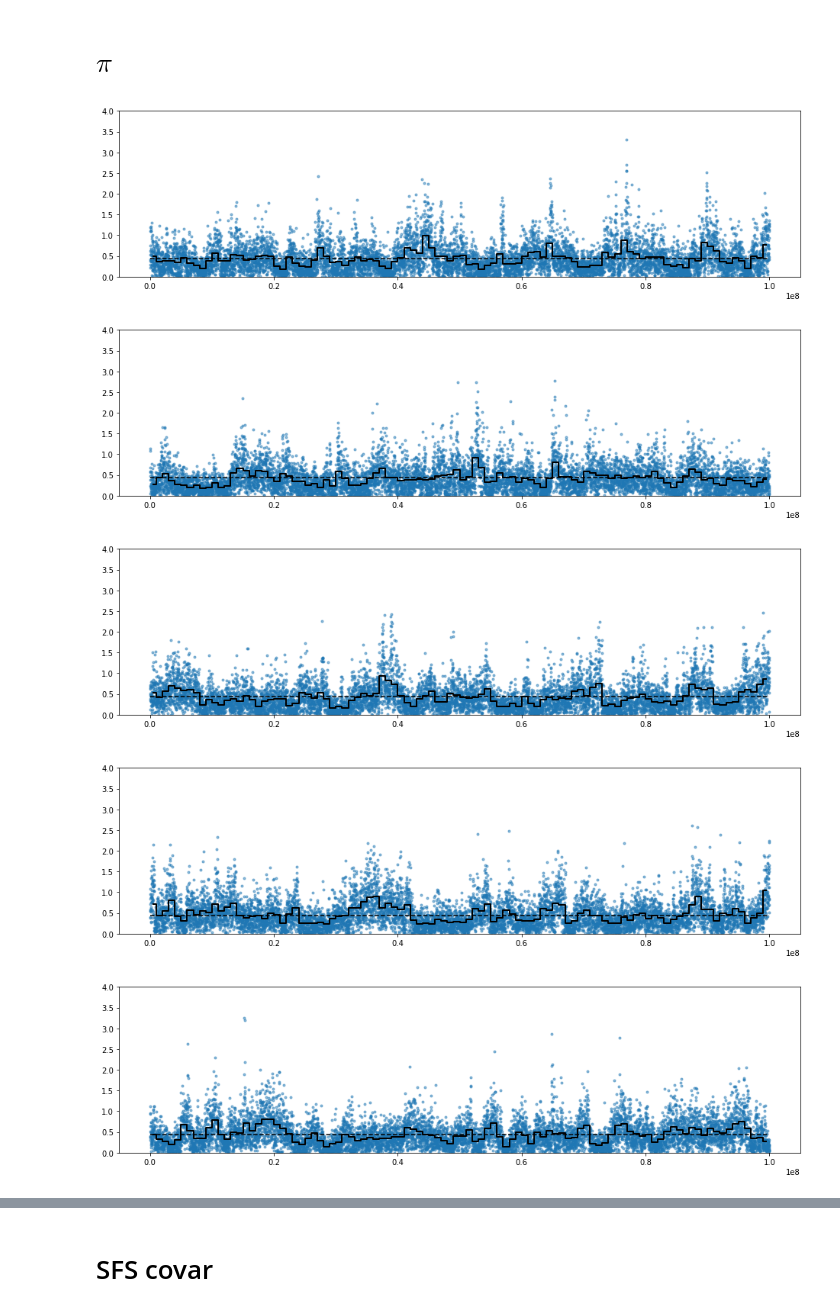
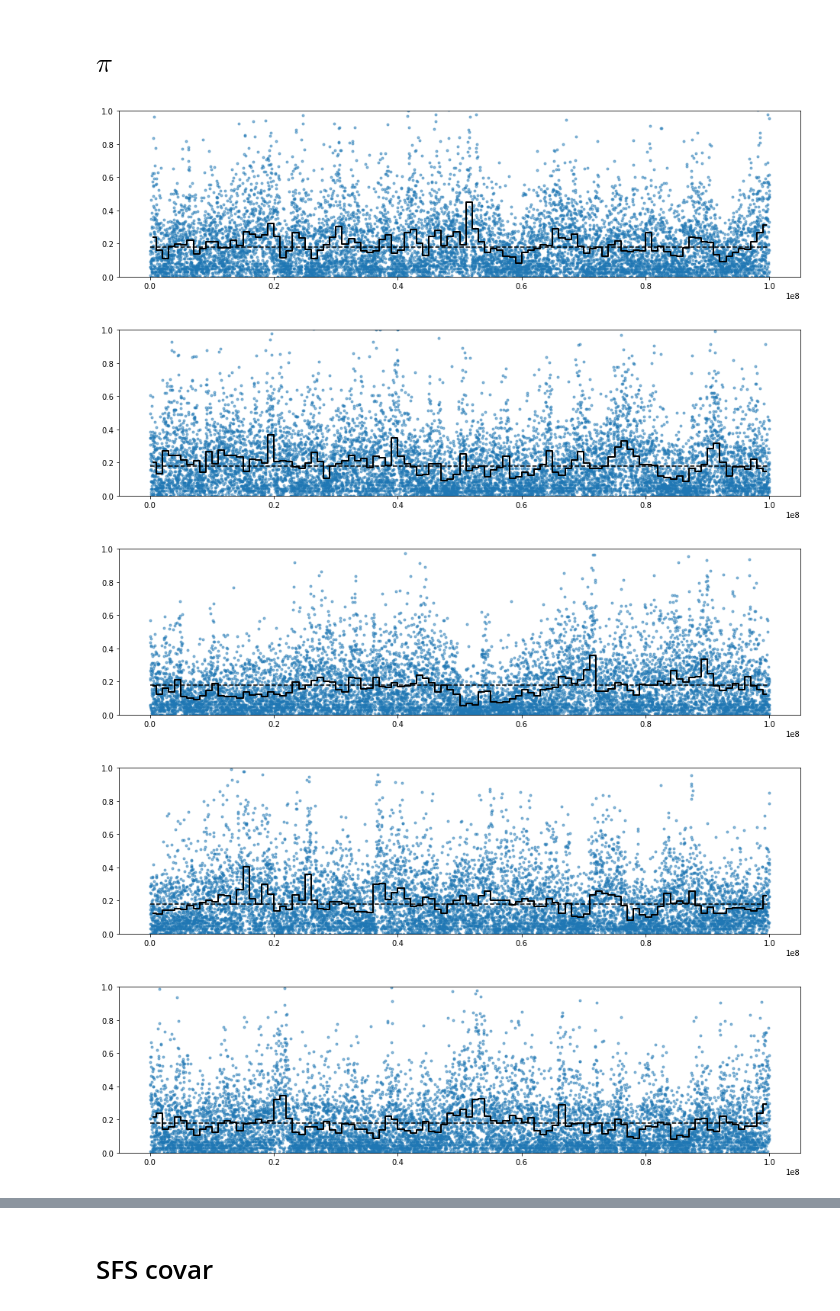
Before and after one commit to dp-rice/multiplemergers, a Jupyter notebook: notebooks/sweeps.ipynb, the cells around one changed output, grey strips where cells are left out. Drawn from its saved outputs; the diff is of its cells as text; code cells hidden in the pictures.

```diff
--- a/notebooks/sweeps.ipynb
+++ b/notebooks/sweeps.ipynb
@@ -5,7 +5,7 @@ import matplotlib.pyplot as plt
 # %% [markdown]
 # Helper Functions
 # %%
-def import_data(fn):
+def import_data(fn, L):
     maf_array = np.zeros(L)
     with open(fn, 'r') as datafile:
         # Get to the list of mutations
@@ -63,9 +61,25 @@ datafn = '../simulations/slim/sweeps2.{}.out'
+# %%
+#datafn = '../simulations/slim/sweeps2.{}.out'
+#datafn = '../simulations/slim/sweeps_fsel-0.0_rep-{}.txt'
+#datafn = '../simulations/slim/sweeps_fsel-0.01_rep-{}.txt'
+datafn = '../simulations/slim/sweeps_fsel-0.001_rep-{}.txt'
 # %%
-n_files = 10
-start = 10
+#n_files = 10
+#start = 10
+
+#n_files = 8
+#start = 1
+
+#n_files = 6
+#start = 4
+
+n_files = 9
+flist = list(range(4)) + list(range(5,10))
+
 MAF = np.zeros((n_files,L))
-for i in range(n_files):
-    MAF[i,:] = import_data(datafn.format(i+1+start))
+for i in range(n_files, L):
+#    MAF[i,:] = import_data(datafn.format(i+start))
+    MAF[i,:] = import_data(datafn.format(flist[i]))
 # %%
 for i in range(n_files):
     plt.figure(figsize=(16,4))
@@ -122,13 +135,14 @@ PI_coarse = windowed_pi(MAF, L, w_coarse, n)
 # %%
 for i in range(n_files):
     plt.figure(figsize=(16,4))
     plt.plot(w_fine*(np.arange(L//w_fine) + 1/2), PI_fine[i,:]/pi_0, '.', alpha=0.5)
     plt.plot(w_coarse*(np.arange(L//w_coarse) + 1/2), PI_coarse[i,:]/pi_0, '-k', lw=2, drawstyle='steps-mid')
     plt.hlines(pi/pi_0, 0, L, linestyle='dashed', zorder=4)
-    plt.ylim([0,4])
+    #plt.ylim([0,4])
+    plt.ylim([0,1])
 # %% [output]
-[figure, old version]
+[figure, new version]
-[figure, old version]
+[figure, new version]
-[figure, old version]
+[figure, new version]
-[figure, old version]
+[figure, new version]
-[figure, old version]
+[figure, new version]
```
Also changed, not shown: parts of 18 cells of this notebook, 1 other file.
